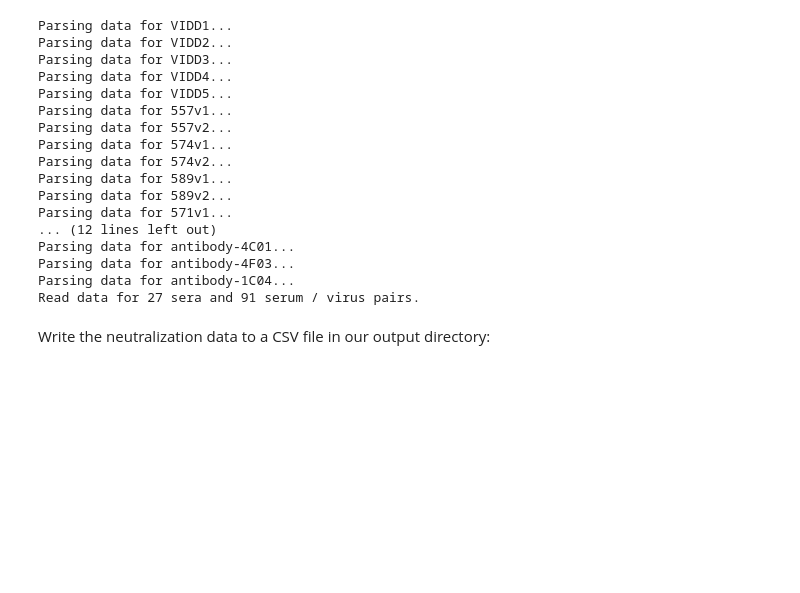
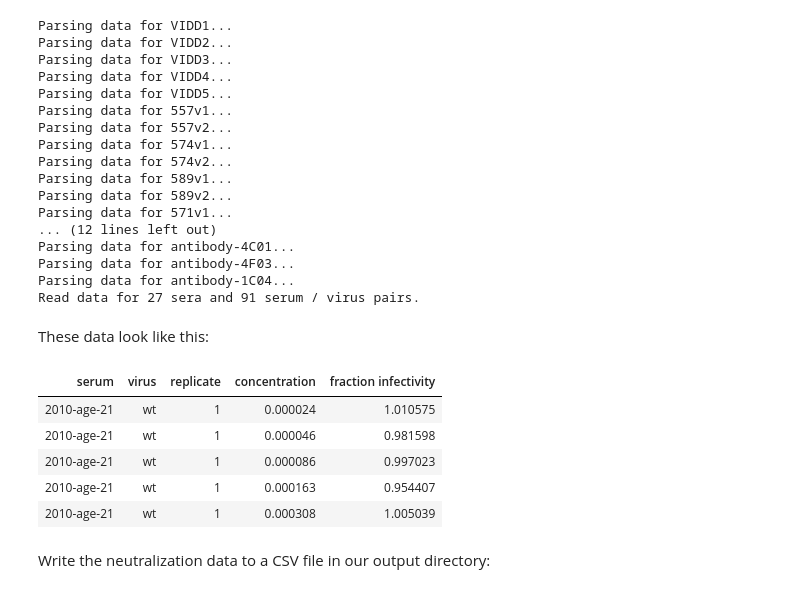
Before and after one commit to jbloomlab/map_flu_serum_Perth2009_H3_HA, a Jupyter notebook: analyze_neut.ipynb, the cells around one changed output. Saved outputs shown, nothing was run; the diff lists cells and outputs as text; code cells hidden in the pictures; blank space fills up the shorter version.

```diff
--- a/analyze_neut.ipynb
+++ b/analyze_neut.ipynb
@@ -91,6 +93,17 @@ Parsing data for antibody-4C01...
 Parsing data for antibody-4F03...
 Parsing data for antibody-1C04...
 Read data for 27 sera and 91 serum / virus pairs.
+# %% [markdown]
+These data look like this:
+# %%
+display(HTML(neutdata.head().to_html(index=False)))
+# %% [output]
+| serum | virus | replicate | concentration | fraction infectivity |
+| 2010-age-21 | wt | 1 | 0.000024 | 1.010575 |
+| 2010-age-21 | wt | 1 | 0.000046 | 0.981598 |
+| 2010-age-21 | wt | 1 | 0.000086 | 0.997023 |
+| 2010-age-21 | wt | 1 | 0.000163 | 0.954407 |
+| 2010-age-21 | wt | 1 | 0.000308 | 1.005039 |
 # %% [markdown]
 Write the neutralization data to a CSV file in our output directory:
 # %%
```
Also changed, not shown: parts of 31 cells of this notebook, 9 other files.
